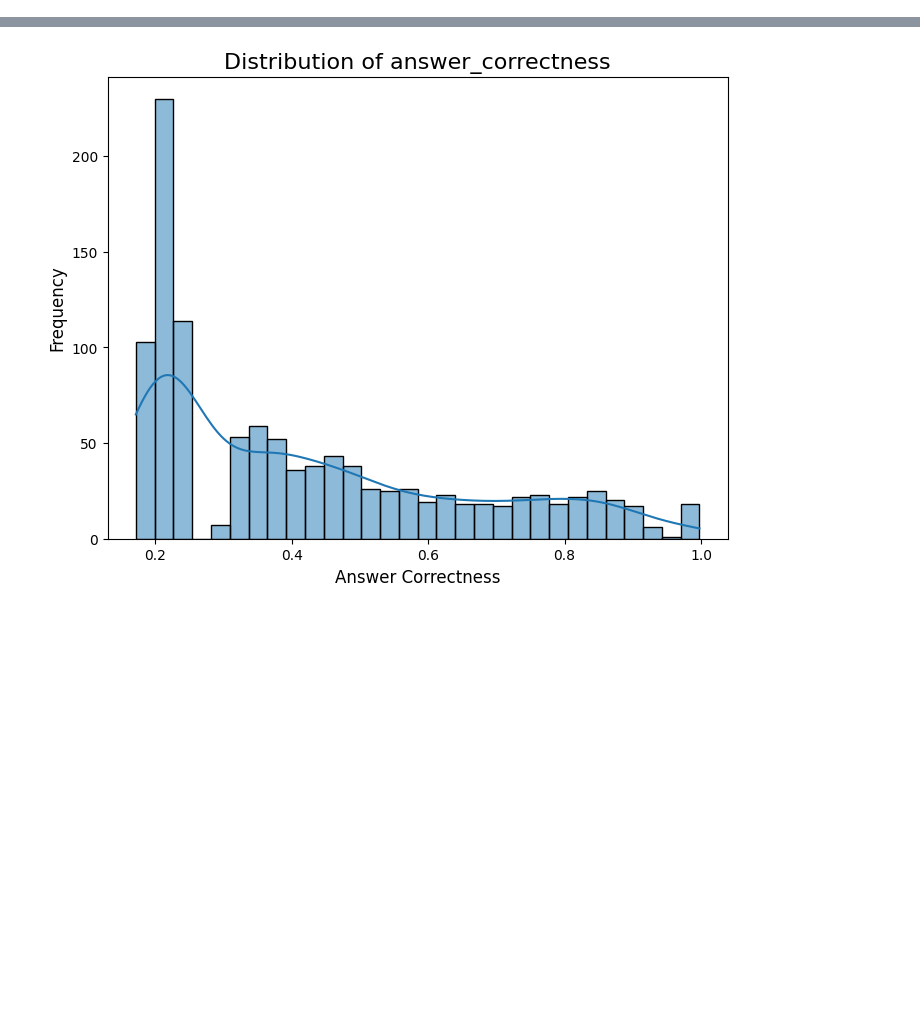
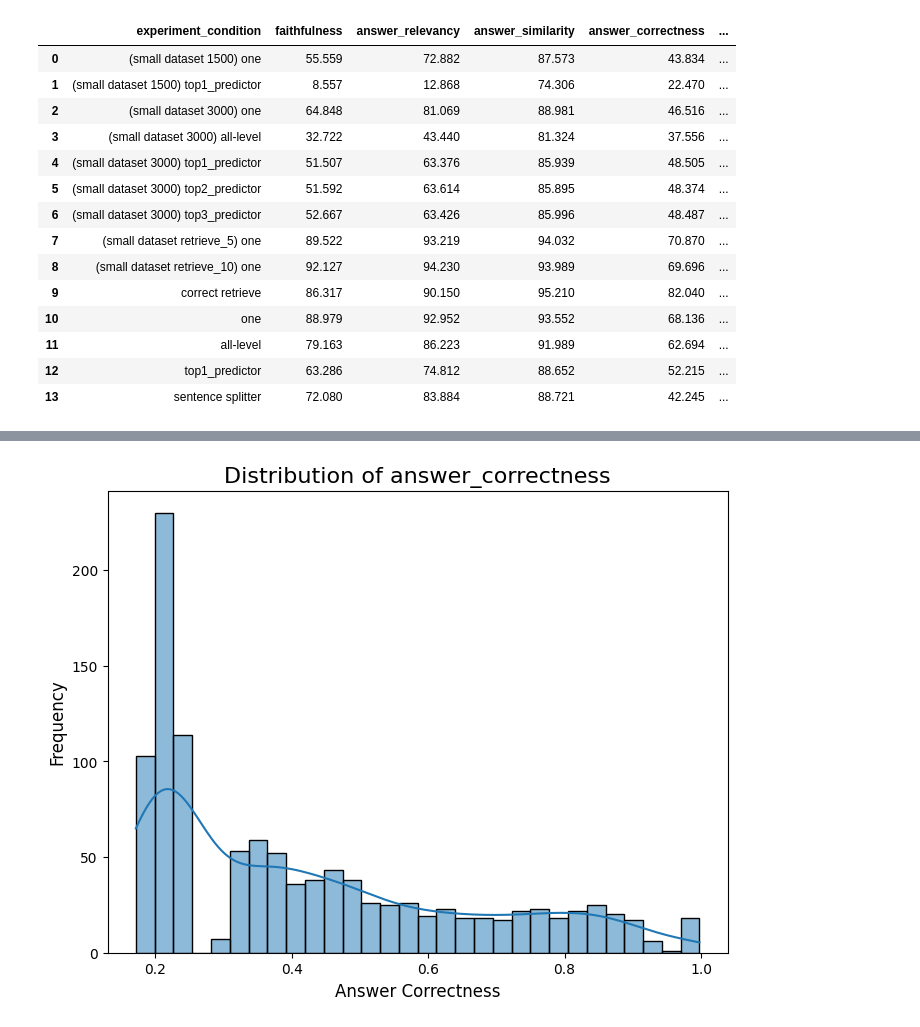
Before and after one commit to zz9tf/Fine-Tuned-GPT-2-with-articles-ground-truth, a Jupyter notebook: code/llamaIndex/experiment/step_5_evluation_score/score/result_reader.ipynb, the cells around one changed output, grey strips where cells are left out. Cells and saved outputs as stored; diff of their text form; code cells hidden in the pictures; blank space fills up the shorter version.

```diff
--- a/code/llamaIndex/experiment/step_5_evluation_score/score/result_reader.ipynb
+++ b/code/llamaIndex/experiment/step_5_evluation_score/score/result_reader.ipynb
@@ -1,9 +1,11 @@
 # %%
 import os
 import pandas as pd
+import numpy as np
 
 def visulize_result_with_condition(condition, matrixes, dir_path='.'):
-    print(f"experiment: {condition}")
+    # print(f"experiment: {condition}")
+    return_values = np.array([])
     for matrix in matrixes:
         for filename in os.listdir(os.path.abspath(dir_path)):
             if condition in filename and matrix in filename:
@@ -11,4 +13,9 @@ def visulize_result_with_condition(condition, matrixes, dir_path='.'):
                 result = pd.read_csv(file_path)
                 mean_value = round(result[matrix].mean(), 5)
                 mean_value *= 100
-                print(f'{matrix}: {mean_value:.5}')
+                # print(f'{matrix}: {mean_value:.5}')
+                return_values = np.append(return_values, round(mean_value, 3))
+
+    experiment_condition = dir_path.split('/')
+
+    return f'(small dataset {experiment_condition[1]}) {experiment_condition[2]}', return_values
@@ -39,0 +54,5 @@ context_entity_recall: 58.408
+# %%
+for condition in ['correct retrieve', 'one', 'all-level', 'top1_predictor', 'sentence splitter']:
+    experiment_conditions.append(condition)
+
+experiment_conditions
@@ -39,0 +74,10 @@ context_entity_recall: 58.408
+# %%
+addtional_values = [
+    np.array([86.317, 90.15, 95.21, 82.04, 94.978, 95.426, 92.481, 68.379]),
+    np.array([88.979, 92.952, 93.552, 68.136, 54.773, 61.78, 85.927, 40.775]),
+    np.array([79.163, 86.223, 91.989, 62.694, 70.137, 80.251, 67.673, 43.34]),
+    np.array([63.286, 74.812, 88.652, 52.215, 57.486, 67.245, 42.573, 25.196]),
+    np.array([72.08, 83.884, 88.721, 42.245, 59.756, 80.335, 29.819, 9.969]),
+]
+
+values.extend(addtional_values)
@@ -40,3 +101,38 @@ context_entity_recall: 58.408
+# %%
+# Define the metric names
+metrics = [
+    "faithfulness",
+    "answer_relevancy",
+    "answer_similarity",
+    "answer_correctness",
+    "context_precision",
+    "context_utilization",
+    "context_recall",
+    "context_entity_recall",
+]
+
+# Create a DataFrame
+df = pd.DataFrame(values, columns=metrics)
+df.insert(0, "experiment_condition", experiment_conditions)
+
+# Display the DataFrame
+df
+# %% [output]
+|  | experiment_condition | faithfulness | answer_relevancy | answer_similarity | answer_correctness | ... |
+| 0 | (small dataset 1500) one | 55.559 | 72.882 | 87.573 | 43.834 | ... |
+| 1 | (small dataset 1500) top1_predictor | 8.557 | 12.868 | 74.306 | 22.470 | ... |
+| 2 | (small dataset 3000) one | 64.848 | 81.069 | 88.981 | 46.516 | ... |
+| 3 | (small dataset 3000) all-level | 32.722 | 43.440 | 81.324 | 37.556 | ... |
+| 4 | (small dataset 3000) top1_predictor | 51.507 | 63.376 | 85.939 | 48.505 | ... |
+| 5 | (small dataset 3000) top2_predictor | 51.592 | 63.614 | 85.895 | 48.374 | ... |
+| 6 | (small dataset 3000) top3_predictor | 52.667 | 63.426 | 85.996 | 48.487 | ... |
+| 7 | (small dataset retrieve_5) one | 89.522 | 93.219 | 94.032 | 70.870 | ... |
+| 8 | (small dataset retrieve_10) one | 92.127 | 94.230 | 93.989 | 69.696 | ... |
+| 9 | correct retrieve | 86.317 | 90.150 | 95.210 | 82.040 | ... |
+| 10 | one | 88.979 | 92.952 | 93.552 | 68.136 | ... |
+| 11 | all-level | 79.163 | 86.223 | 91.989 | 62.694 | ... |
+| 12 | top1_predictor | 63.286 | 74.812 | 88.652 | 52.215 | ... |
+| 13 | sentence splitter | 72.080 | 83.884 | 88.721 | 42.245 | ... |
 # %%
 df
 # %% [output]
```
Also changed, not shown: parts of 4 cells of this notebook.
